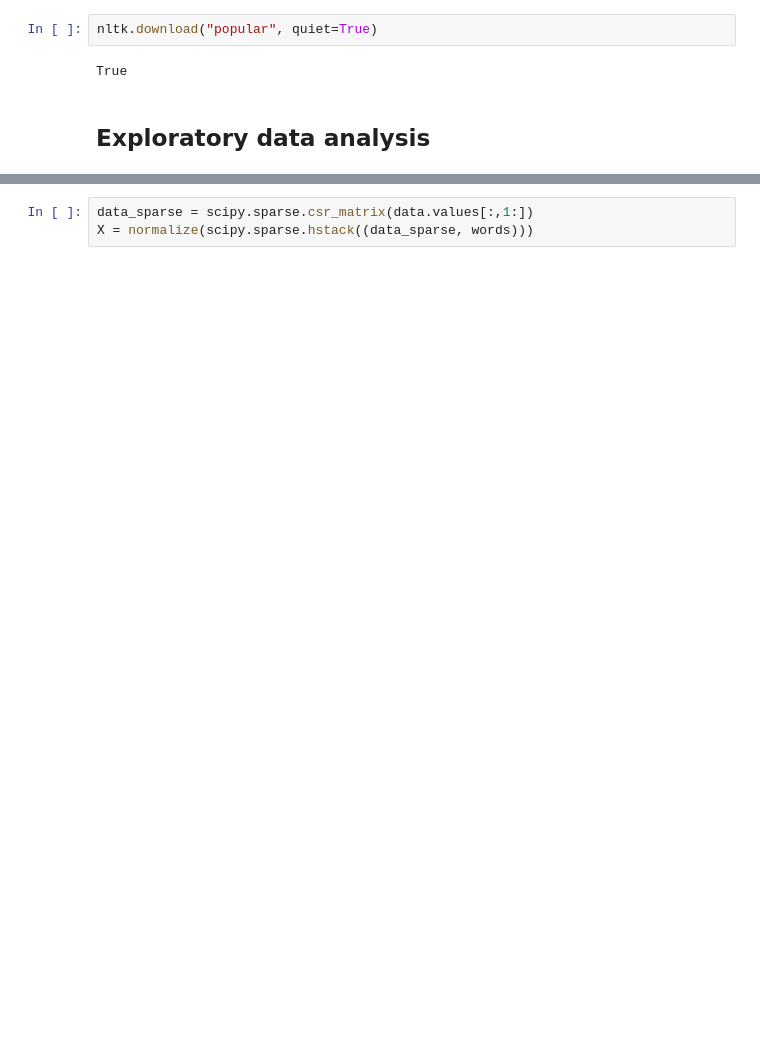
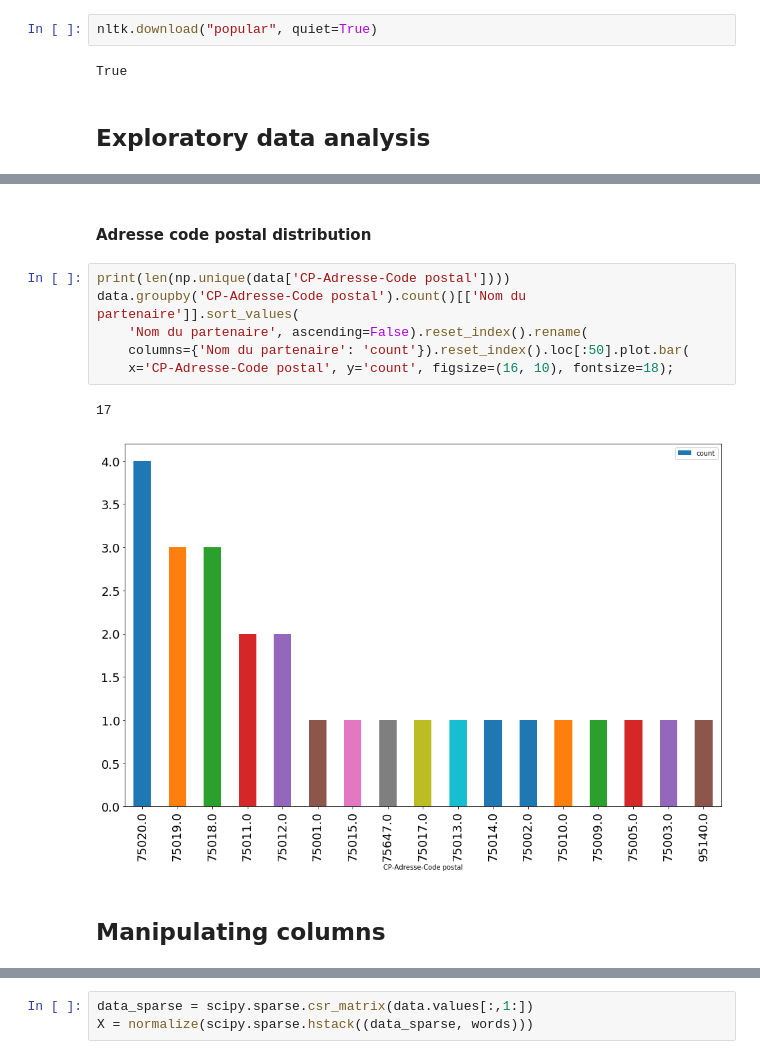
Before and after one commit to mkobbi/grant, a Jupyter notebook: fake_news_starting_kit.ipynb, the cells around one changed output, grey strips where cells are left out. Cells and saved outputs as stored; diff of their text form; blank space fills up the shorter version.

```diff
--- a/fake_news_starting_kit.ipynb
+++ b/fake_news_starting_kit.ipynb
@@ -83,0 +174,13 @@ data = data.drop(['Intitul de la demande', 'stemmed'], axis='columns')
+# %% [markdown]
+#### Adresse code postal distribution
+# %%
+print(len(np.unique(data['CP-Adresse-Code postal'])))
+data.groupby('CP-Adresse-Code postal').count()[['Nom du partenaire']].sort_values(
+    'Nom du partenaire', ascending=False).reset_index().rename(
+    columns={'Nom du partenaire': 'count'}).reset_index().loc[:50].plot.bar(
+    x='CP-Adresse-Code postal', y='count', figsize=(16, 10), fontsize=18);
+# %% [output]
+17
+[figure, added]
+# %% [markdown]
+## Manipulating columns
```
Also changed, not shown: parts of 47 cells of this notebook, 13 other files.
